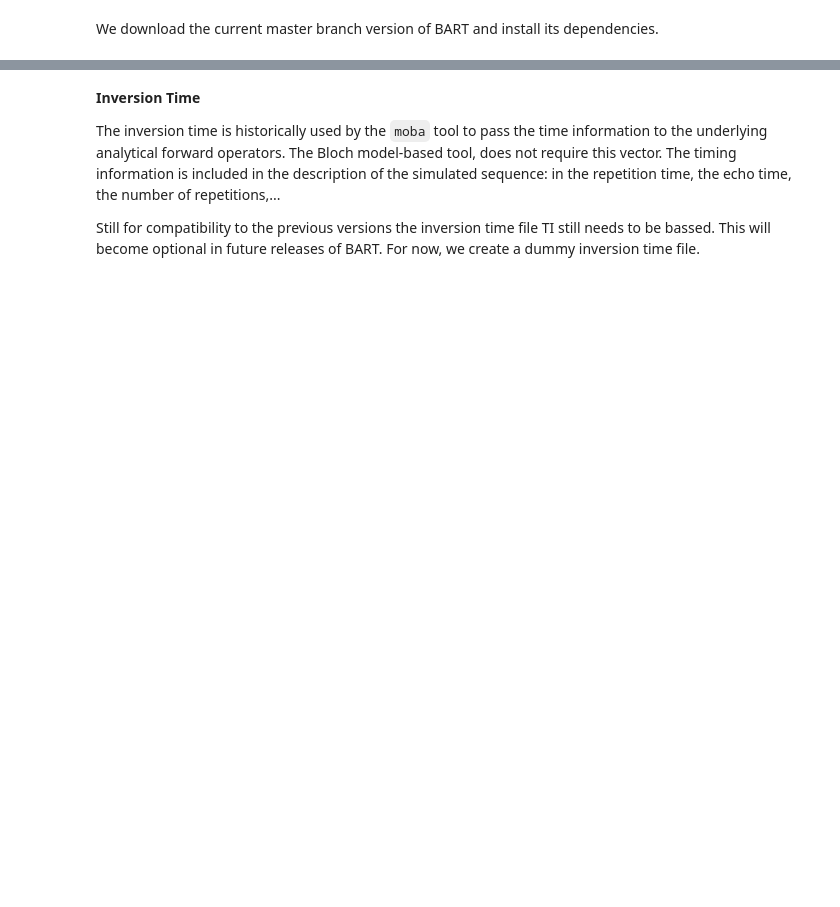
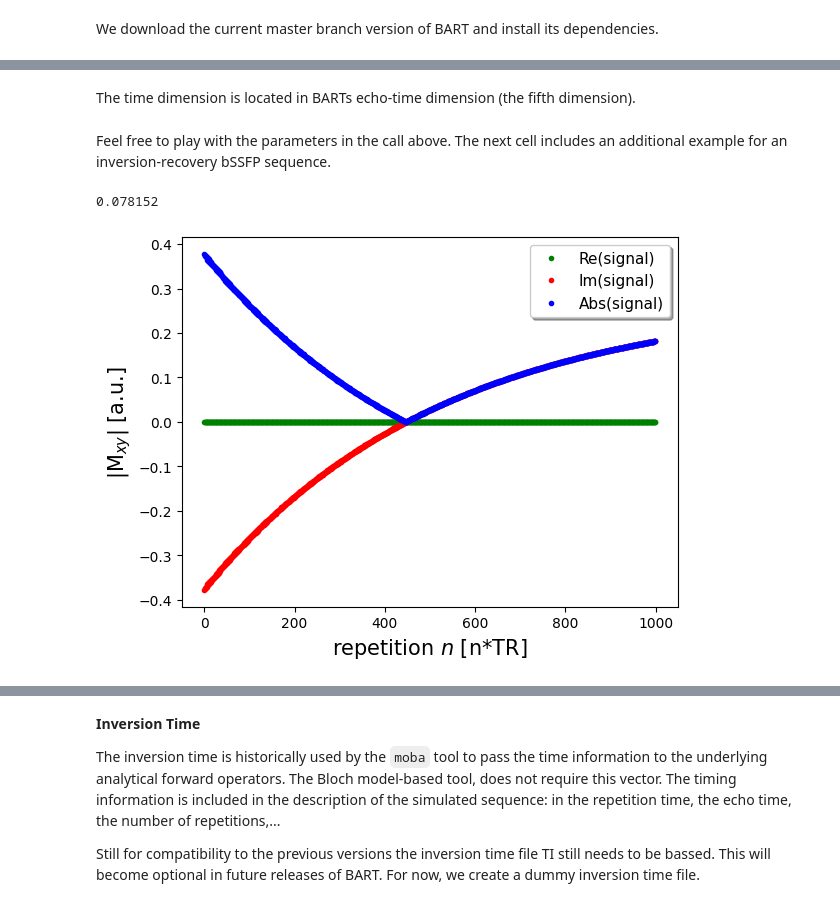
Before and after one commit to mrirecon/bloch-tutorial, a Jupyter notebook: bart-bloch-tutorial.ipynb, the cells around one changed output, grey strips where cells are left out. Cells and saved outputs as stored; diff of their text form; code cells hidden in the pictures; blank space fills up the shorter version.

```diff
--- a/bart-bloch-tutorial.ipynb
+++ b/bart-bloch-tutorial.ipynb
@@ -264,0 +474,12 @@ bart fmac -s $(bart bitmask 6) comp_geom_ksp simu phantom_ksp
+# %% [markdown]
+The time dimension is located in BARTs echo-time dimension (the fifth dimension).
+# %% [markdown]
+Feel free to play with the parameters in the call above. The next cell includes an additional example for an inversion-recovery bSSFP sequence.
+# %%
+# FLASH simulation
+! bart sim --ODE --seq IR-BSSFP,TR=0.0045,TE=0.00225,Nrep=1000,ipl=0,pinv,ppl=0.0225,Trf=0.001,FA=45,BWTP=4 -1 3:3:1 -2 1:1:1 simu
+
+plot('simu', 'repetition $n$ [n*TR]', '|M$_{xy}$| [a.u.]')
+# %% [output]
+0.078152
+[figure, added]
```
Also changed, not shown: parts of 112 cells of this notebook, 1 other file.
